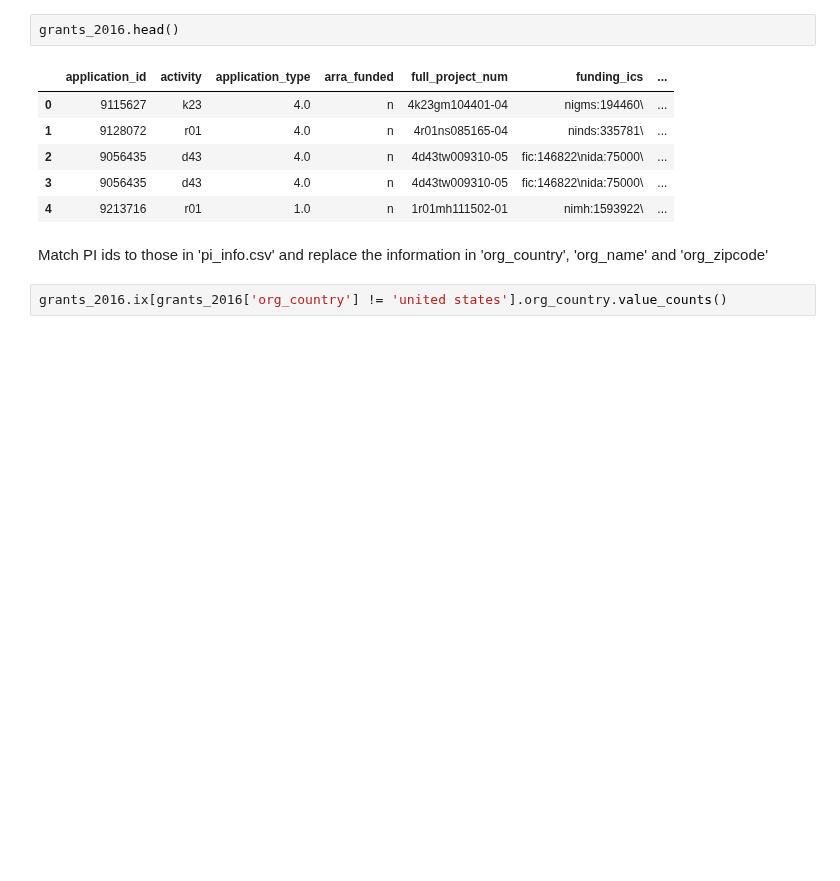
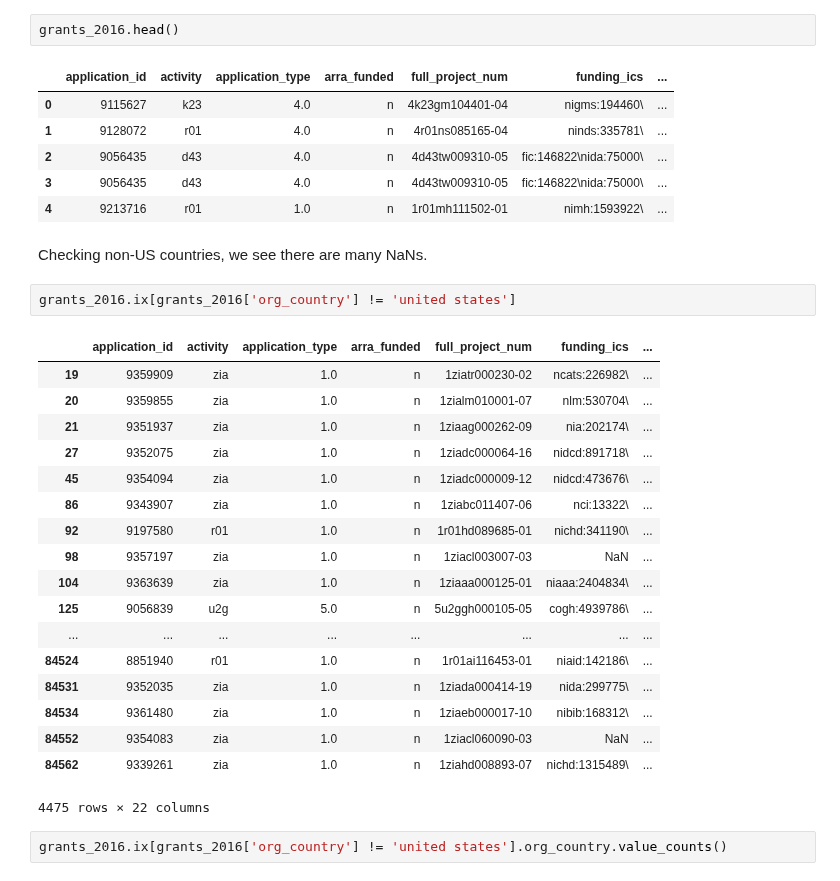
Before and after one commit to yuwie10/nih-awards, a Jupyter notebook: nih_awards.ipynb, the cells around one changed output. Saved outputs shown, nothing was run; the diff lists cells and outputs as text; blank space fills up the shorter version.

```diff
--- a/nih_awards.ipynb
+++ b/nih_awards.ipynb
@@ -276,8 +276,29 @@ grants_2016.head()
 | 2 | 9056435 | d43 | 4.0 | n | 4d43tw009310-05 | fic:146822\nida:75000\ | ... |
 | 3 | 9056435 | d43 | 4.0 | n | 4d43tw009310-05 | fic:146822\nida:75000\ | ... |
 | 4 | 9213716 | r01 | 1.0 | n | 1r01mh111502-01 | nimh:1593922\ | ... |
-# %% [markdown]
-Match PI ids to those in 'pi_info.csv' and replace the information in 'org_country', 'org_name' and 'org_zipcode'
+# %% [markdown]
+Checking non-US countries, we see there are many NaNs.
+# %%
+grants_2016.ix[grants_2016['org_country'] != 'united states']
+# %% [output]
+|  | application_id | activity | application_type | arra_funded | full_project_num | funding_ics | ... |
+| 19 | 9359909 | zia | 1.0 | n | 1ziatr000230-02 | ncats:226982\ | ... |
+| 20 | 9359855 | zia | 1.0 | n | 1zialm010001-07 | nlm:530704\ | ... |
+| 21 | 9351937 | zia | 1.0 | n | 1ziaag000262-09 | nia:202174\ | ... |
+| 27 | 9352075 | zia | 1.0 | n | 1ziadc000064-16 | nidcd:891718\ | ... |
+| 45 | 9354094 | zia | 1.0 | n | 1ziadc000009-12 | nidcd:473676\ | ... |
+| 86 | 9343907 | zia | 1.0 | n | 1ziabc011407-06 | nci:13322\ | ... |
+| 92 | 9197580 | r01 | 1.0 | n | 1r01hd089685-01 | nichd:341190\ | ... |
+| 98 | 9357197 | zia | 1.0 | n | 1ziacl003007-03 | NaN | ... |
+| 104 | 9363639 | zia | 1.0 | n | 1ziaaa000125-01 | niaaa:2404834\ | ... |
+| 125 | 9056839 | u2g | 5.0 | n | 5u2ggh000105-05 | cogh:4939786\ | ... |
+| ... | ... | ... | ... | ... | ... | ... | ... |
+| 84524 | 8851940 | r01 | 1.0 | n | 1r01ai116453-01 | niaid:142186\ | ... |
+| 84531 | 9352035 | zia | 1.0 | n | 1ziada000414-19 | nida:299775\ | ... |
+| 84534 | 9361480 | zia | 1.0 | n | 1ziaeb000017-10 | nibib:168312\ | ... |
+| 84552 | 9354083 | zia | 1.0 | n | 1ziacl060090-03 | NaN | ... |
+| 84562 | 9339261 | zia | 1.0 | n | 1ziahd008893-07 | nichd:1315489\ | ... |
+4475 rows × 22 columns
 # %%
 grants_2016.ix[grants_2016['org_country'] != 'united states'].org_country.value_counts()
 # %% [output]
```
Also changed, not shown: parts of 2 cells of this notebook, 2 other files.
